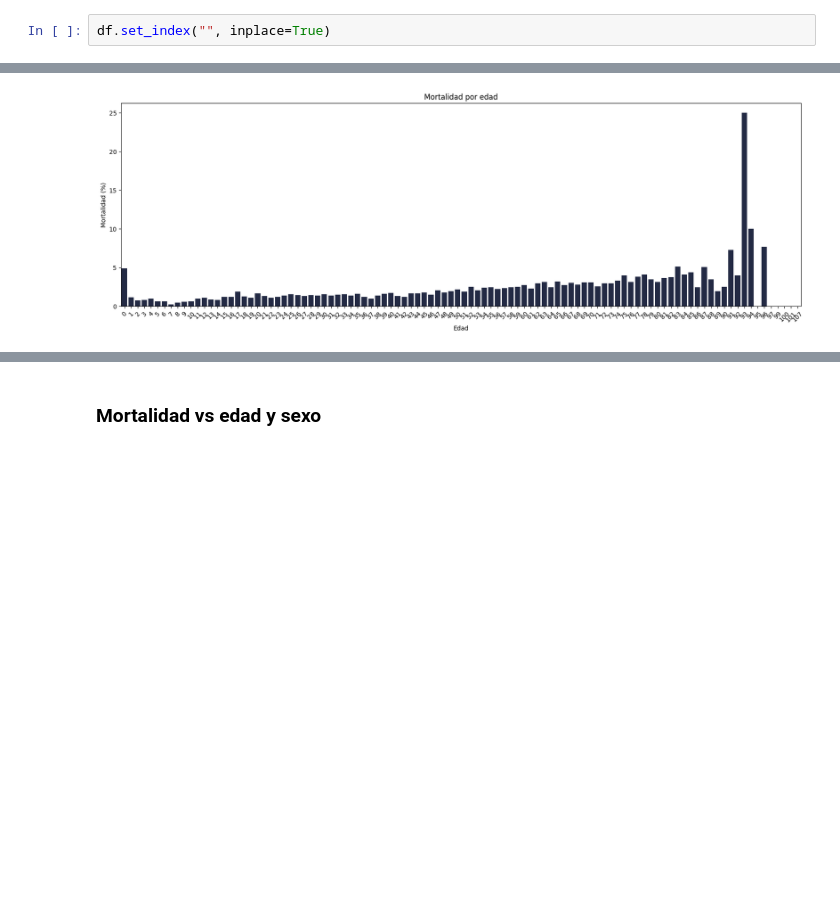
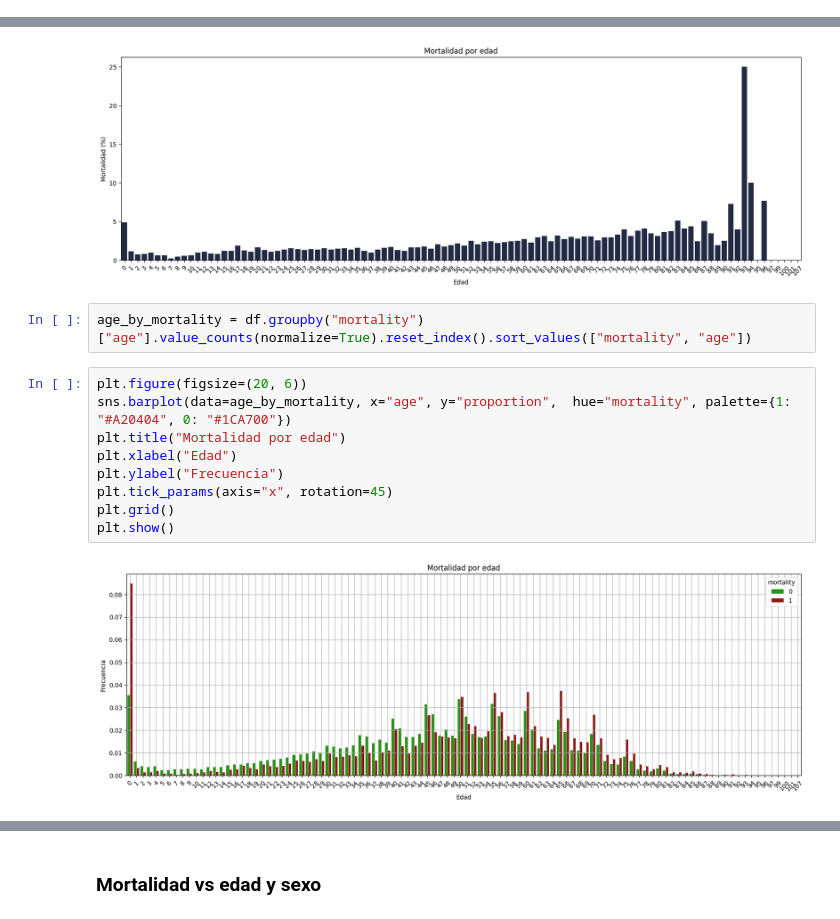
Before and after one commit to thomas-sagredo/NTR-Arogyaseva-analysis, a Jupyter notebook: notebooks/03_exploración.ipynb, the cells around one changed output, grey strips where cells are left out. Cells and saved outputs as stored; diff of their text form; blank space fills up the shorter version.

Commit message:
Update EDA notebook with more sections and analysis. Grupo etario, división del análisis por edad. Niños y jóvenes. Tabla de hospitales

```diff
--- a/notebooks/03_exploración.ipynb
+++ b/notebooks/03_exploración.ipynb
@@ -23,8 +23,6 @@ set_pandas_display_options()
 
 # Importar el dataset
 df = load_data(stage="clean")
-# %%
-df.set_index("", inplace=True)
 # %% [markdown]
 ## Distribuciones
 # %% [markdown]
@@ -240,3 +235,16 @@ plt.savefig("figures/03_mortalidad_por_edad.png", bbox_inches="tight")
 plt.show()
 # %% [output]
 [figure]
+# %%
+age_by_mortality = df.groupby("mortality")["age"].value_counts(normalize=True).reset_index().sort_values(["mortality", "age"])
+# %%
+plt.figure(figsize=(20, 6))
+sns.barplot(data=age_by_mortality, x="age", y="proportion",  hue="mortality", palette={1: "#A20404", 0: "#1CA700"})
+plt.title("Mortalidad por edad")
+plt.xlabel("Edad")
+plt.ylabel("Frecuencia")
+plt.tick_params(axis="x", rotation=45)
+plt.grid()
+plt.show()
+# %% [output]
+[figure, added]
```
Also changed, not shown: parts of 56 cells of this notebook.
